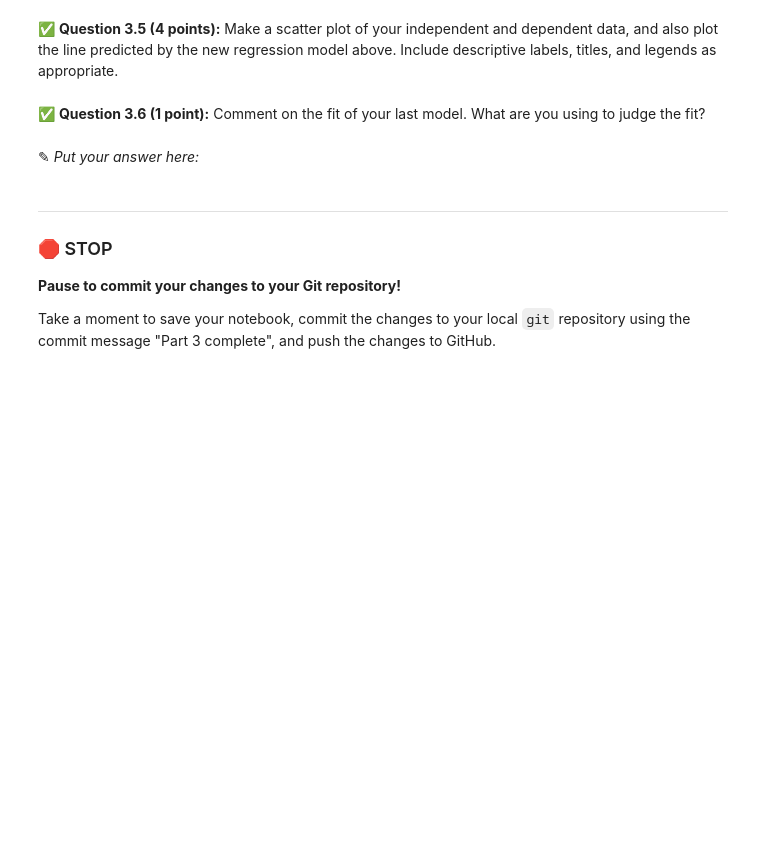
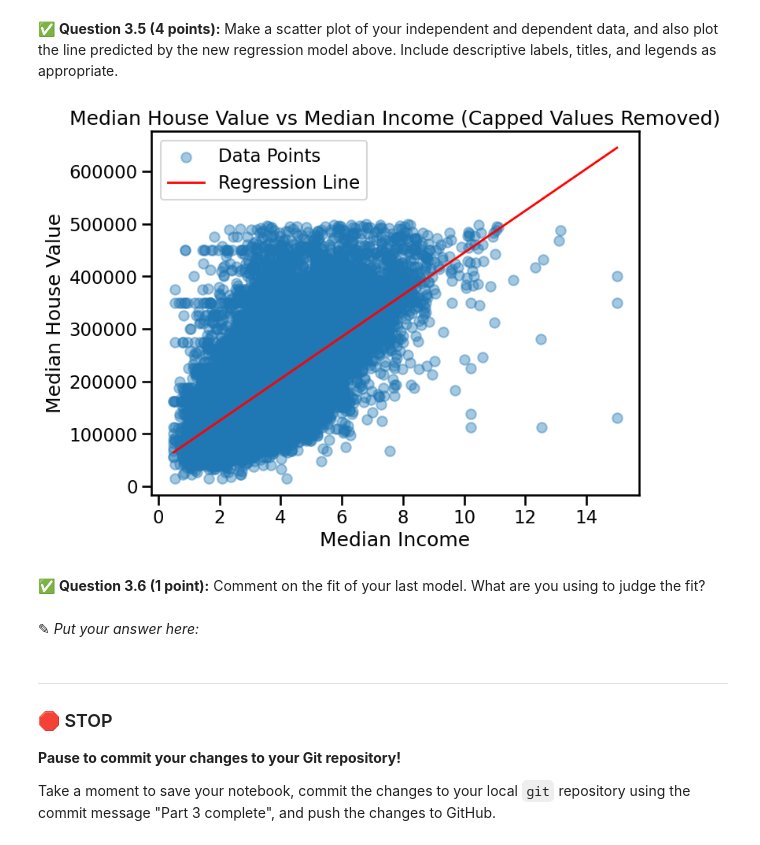
Before and after one commit to mccortma-sys/CMSE202-f25-turnin, a Jupyter notebook: hw-03/HW-03_Regression-F25-STUDENT.ipynb, the cells around one changed output. Saved outputs shown, nothing was run; the diff lists cells and outputs as text; code cells hidden in the pictures; blank space fills up the shorter version.

```diff
--- a/hw-03/HW-03_Regression-F25-STUDENT.ipynb
+++ b/hw-03/HW-03_Regression-F25-STUDENT.ipynb
@@ -165,0 +267,4 @@ In this part, we'll perform some one-variable linear regression analysis on the
+# %%
+housing_masked = housing[housing["median_house_value"] < 500000]
+
+housing_masked.shape
@@ -169,0 +297,11 @@ In this part, we'll perform some one-variable linear regression analysis on the
+# %%
+import statsmodels.api as sm
+
+X2 = housing_masked["median_income"]
+y2 = housing_masked["median_house_value"]
+
+X2 = sm.add_constant(X2)
+
+model_masked = sm.OLS(y2, X2).fit()
+
+model_masked.summary()
@@ -174,3 +330,29 @@ In this part, we'll perform some one-variable linear regression analysis on the
+# %%
+import matplotlib.pyplot as plt
+import numpy as np
+
+# Scatter plot of masked data
+plt.figure(figsize=(8,6))
+plt.scatter(housing_masked["median_income"], housing_masked["median_house_value"],
+            alpha=0.4, label="Data Points")
+
+# Regression line for masked model
+X_pred2 = np.linspace(housing_masked["median_income"].min(),
+                      housing_masked["median_income"].max(), 100)
+
+X_pred2_const = sm.add_constant(X_pred2)
+y_pred2 = model_masked.predict(X_pred2_const)
+
+plt.plot(X_pred2, y_pred2, color="red", linewidth=2, label="Regression Line")
+
+# Labels and title
+plt.xlabel("Median Income")
+plt.ylabel("Median House Value")
+plt.title("Median House Value vs Median Income (Capped Values Removed)")
+plt.legend()
+plt.show()
+# %% [output]
+[figure, added]
 # %% [markdown]
 &#9989; **Question 3.6 (1 point):** Comment on the fit of your last model. What are you using to judge the fit?
 # %% [markdown]
```
Also changed, not shown: parts of 29 cells of this notebook.
